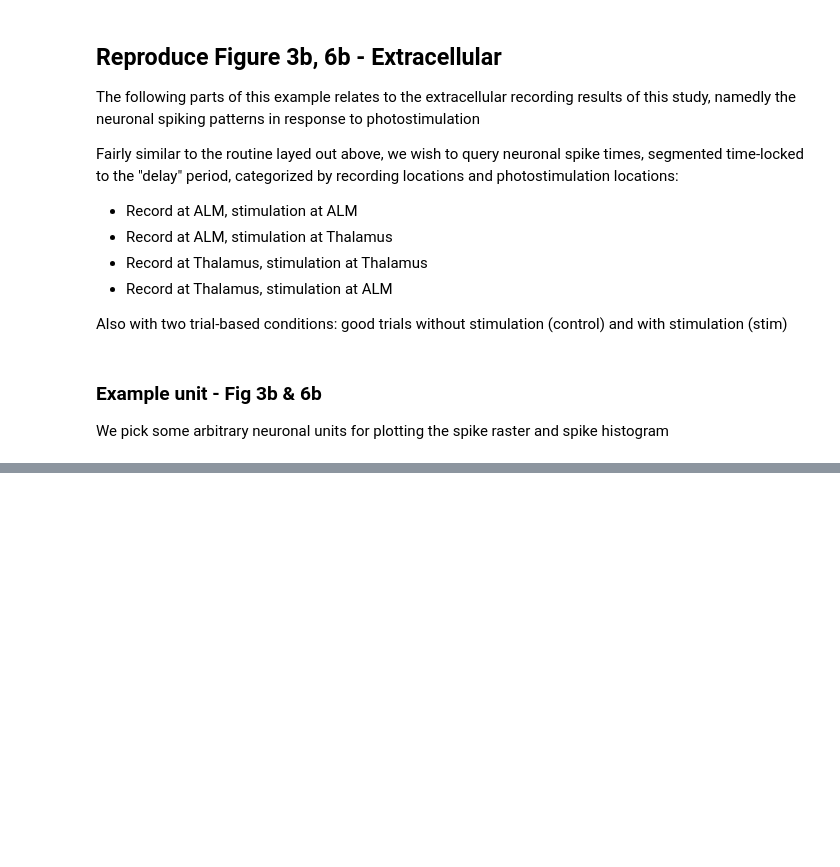
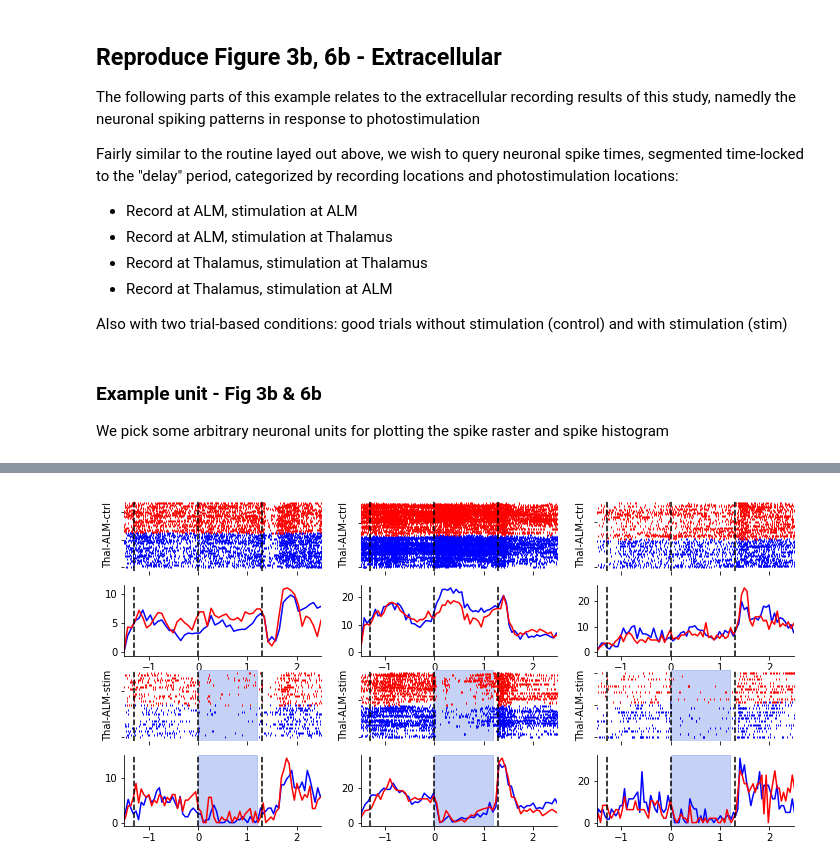
Before and after one commit to datajoint-company/DJ-NWB-Guo-Inagaki-2017, a Jupyter notebook: notebooks/guo-inagaki-2017_DataJoint_example.ipynb, the cells around one changed output, grey strips where cells are left out. Saved outputs shown, nothing was run; the diff lists cells and outputs as text; code cells hidden in the pictures; blank space fills up the shorter version.

```diff
--- a/notebooks/guo-inagaki-2017_DataJoint_example.ipynb
+++ b/notebooks/guo-inagaki-2017_DataJoint_example.ipynb
@@ -284,15 +295,17 @@ thal_insert_alm_stim_unit = [make_unit_spiketimes(unit=unit_no, sess=session_no)
                              for unit_no, session_no in zip((5, 3, 8), (s1, s2, s3))]
 # %%
 # spike raster and histogram - Fig 6b
-bin_counts = 200
+bin_counts = 250
 unit_count = len(thal_insert_alm_stim_unit)
 fig3, axs = plt.subplots(4, unit_count, figsize=(12, 6))
 for u_idx, unit_spiketimes in enumerate(thal_insert_alm_stim_unit):
     plot_spike_raster_and_histogram(unit_spiketimes['contra_ctrl'], unit_spiketimes['ipsi_ctrl'],
                                     axes = (axs.flatten()[u_idx + unit_count*0], axs.flatten()[u_idx + unit_count*1]),
                                     ax_title='Thal-ALM-ctrl', bin_counts=bin_counts)
     plot_spike_raster_and_histogram(unit_spiketimes['contra_stim'], unit_spiketimes['ipsi_stim'],
                                     axes = (axs.flatten()[u_idx + unit_count*2], axs.flatten()[u_idx + unit_count*3]),
-                                    ax_title='Thal-ALM-stim', bin_counts=bin_counts)
+                                    ax_title='Thal-ALM-stim', bin_counts=bin_counts, shade_bar=True)
+# %% [output]
+[figure, added]
 # %% [markdown]
 ## Population - Fig 3e and 6e
```
Also changed, not shown: parts of 13 cells of this notebook, 1 other file.
